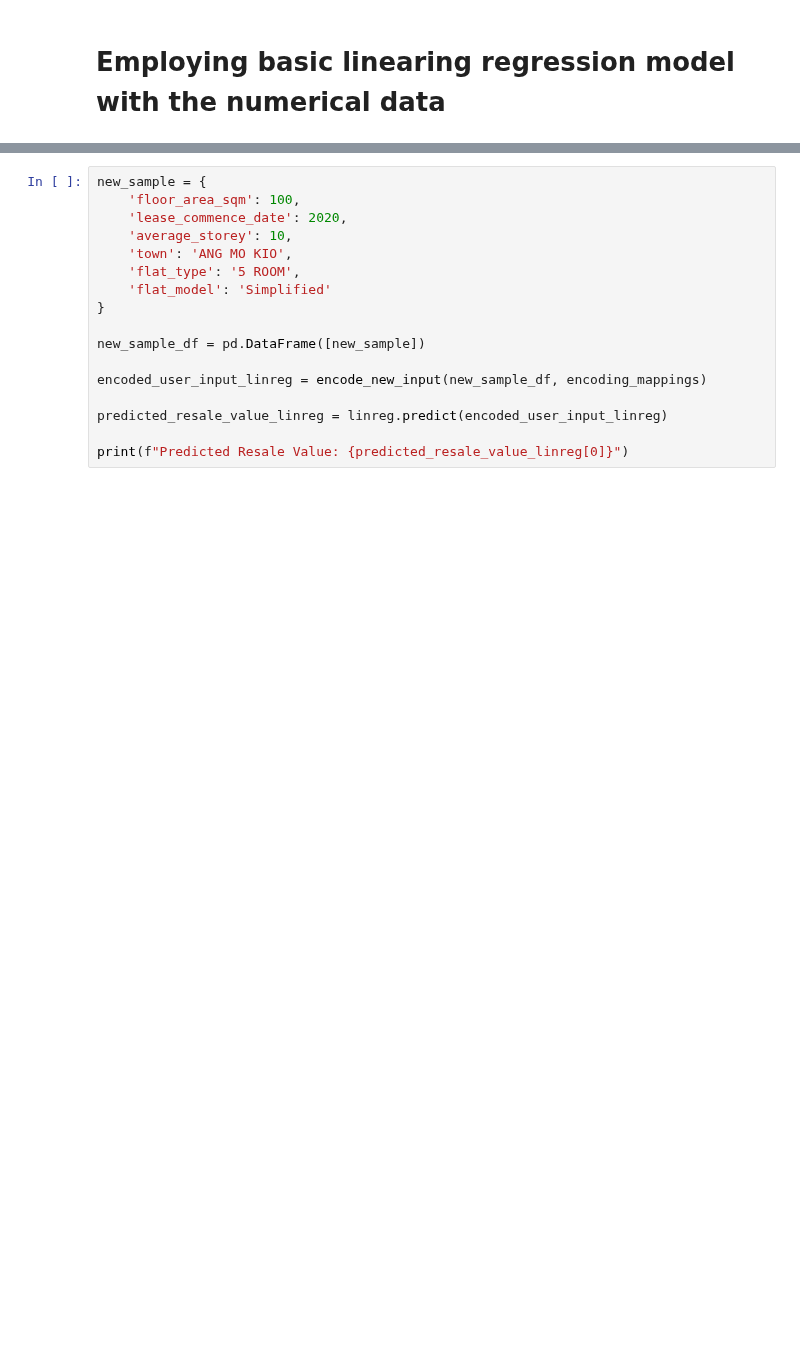
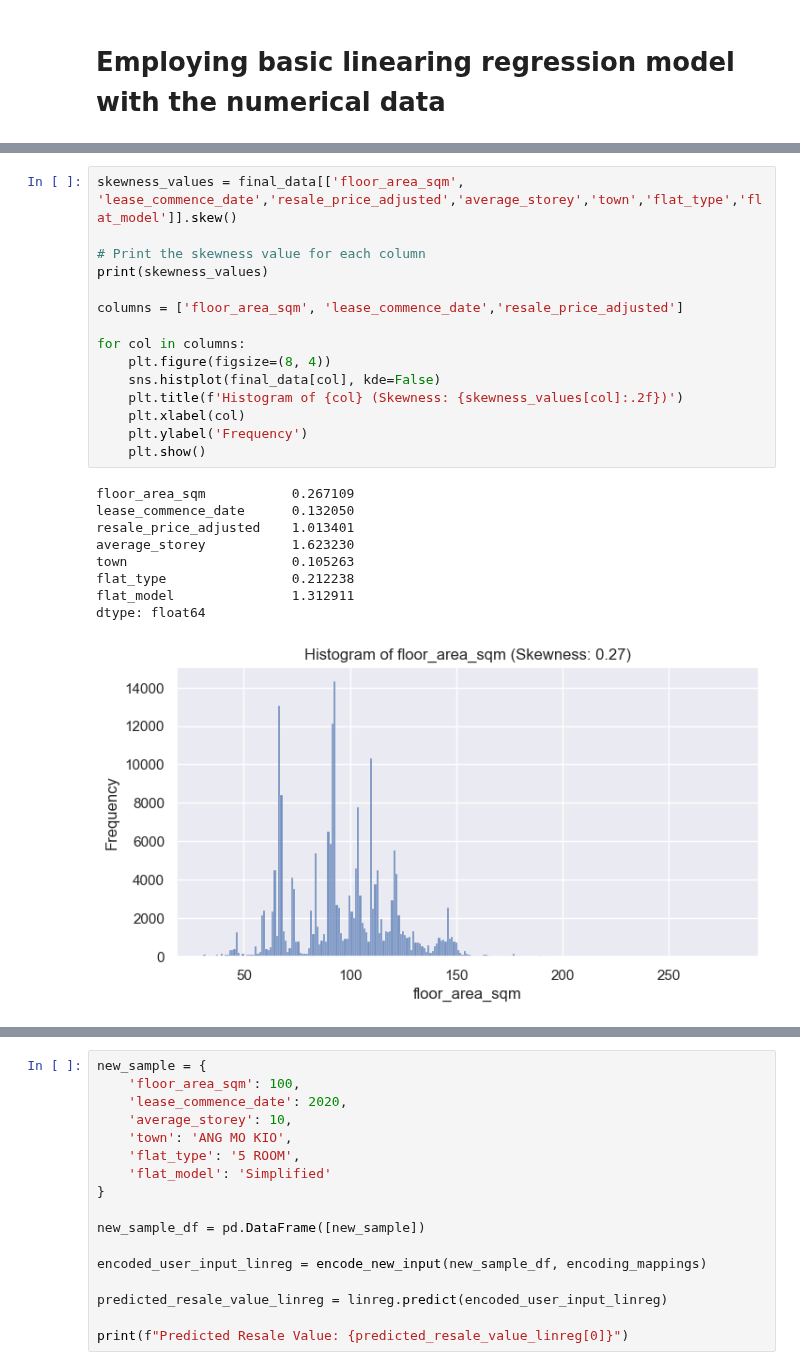
Before and after one commit to KuroInit/HDB-Resale-Price-Predict, a Jupyter notebook: MiniProject.ipynb, the cells around one changed output, grey strips where cells are left out. Cells and saved outputs as stored; diff of their text form; blank space fills up the shorter version.

```diff
--- a/MiniProject.ipynb
+++ b/MiniProject.ipynb
@@ -307,0 +317,25 @@ def encode_new_input(new_input, encoding_mappings):
+# %%
+skewness_values = final_data[['floor_area_sqm', 'lease_commence_date','resale_price_adjusted','average_storey','town','flat_type','flat_model']].skew()
+
+# Print the skewness value for each column
+print(skewness_values)
+
+columns = ['floor_area_sqm', 'lease_commence_date','resale_price_adjusted']
+
+for col in columns:
+    plt.figure(figsize=(8, 4))
+    sns.histplot(final_data[col], kde=False)
+    plt.title(f'Histogram of {col} (Skewness: {skewness_values[col]:.2f})')
+    plt.xlabel(col)
+    plt.ylabel('Frequency')
+    plt.show()
+# %% [output]
+floor_area_sqm           0.267109
+lease_commence_date      0.132050
+resale_price_adjusted    1.013401
+average_storey           1.623230
+town                     0.105263
+flat_type                0.212238
+flat_model               1.312911
+dtype: float64
+[figure, added]
```
Also changed, not shown: parts of 19 cells of this notebook.
